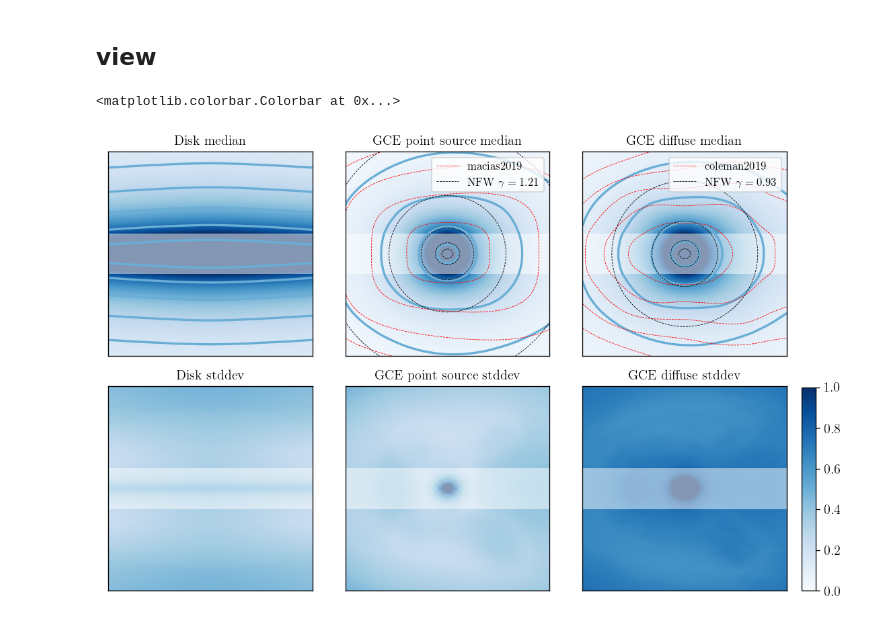
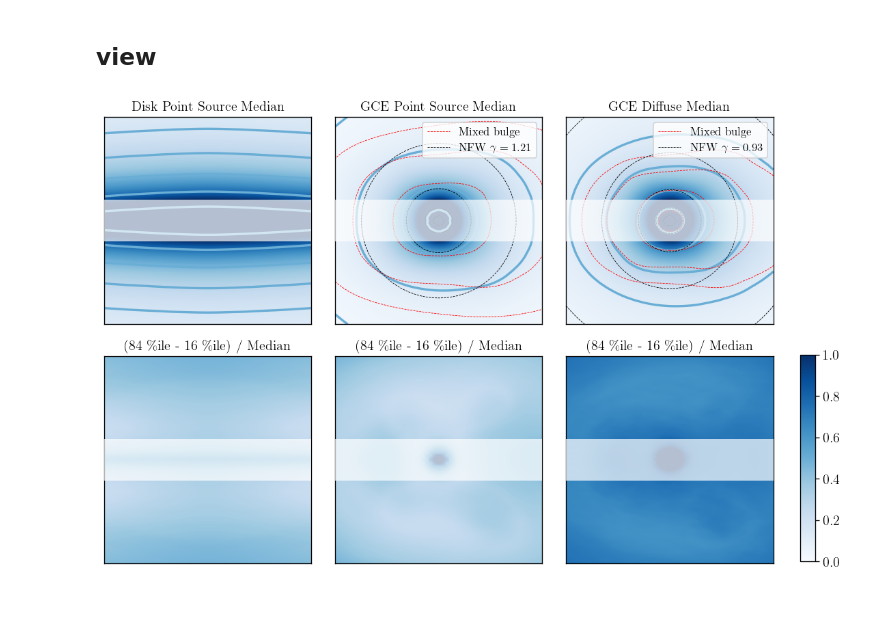
Before and after one commit to smsharma/fermi-prob-prog, a Jupyter notebook: notebooks/11_template_realizations.ipynb, the cells around one changed output. Saved outputs shown, nothing was run; the diff lists cells and outputs as text; code cells hidden in the pictures.

```diff
--- a/notebooks/11_template_realizations.ipynb
+++ b/notebooks/11_template_realizations.ipynb
@@ -191,5 +261,15 @@ options = {
 # %%
 from mpl_toolkits.axes_grid1 import make_axes_locatable
+# %%
+bulge_names = ['mcdermott2022', 'mcdermott2022_bbp', 'mcdermott2022_x', 'macias2019', 'coleman2019']
+
+options = {
+    'dsk'       : dict(plot_bulge=None, plot_nfw=False, n_level=10, title='Disk Point Source'),
+    'gce_ps'    : dict(plot_bulge='blg_ps_med', plot_nfw=True, n_level=7, title='GCE Point Source'),
+    'gce_poiss' : dict(plot_bulge='blg_poiss_med', plot_nfw=True, n_level=7, title='GCE Diffuse'),
+}
+# %%
+t_dict = pickle.load(open('../data/intermediates/11_t_dict.p', 'rb'))
 # %%
 n_plot = len(options.items())
 extent = 10
@@ -203,61 +283,61 @@ fig, axs = plt.subplots(2, n_plot, figsize=(3*n_plot, 6), tight_layout=True)
 for i, (name, option) in enumerate(options.items()):
 
     t_med = np.array(t_dict[name+'_med'])
-    #t_med[mask] = np.nan
     t_var = np.array(t_dict[name+'_var'])
-    #t_var[mask] = np.nan
 
     vmax_masked = np.max(t_med[~mask])
     vmax = np.max(t_med)
+    if name == 'dsk':
+        levels = np.geomspace(0.1, vmax, option['n_level'])
+    else:
+        levels = np.geomspace(0.7, vmax, 5)
 
     axs[0,i].imshow(np.flip(t_med), vmax=vmax_masked, vmin=0, cmap=main_cmap, extent=plot_extent)
     cs = axs[0,i].contour(np.flip(t_med), colors=mpl.colors.to_hex(main_cmap(0.5), keep_alpha=True),
-                          levels=np.geomspace(0.1, vmax, option['n_level']), extent=plot_extent, linewidths=2)
-    #axs[0,i].clabel(cs, inline=True, fontsize=10)
+                          levels=levels, extent=plot_extent, linewidths=2)
 
     have_legend = False
     if option['plot_bulge'] is not None:
         have_legend = True
-        i_blg = bulge_names.index(option['plot_bulge'])
-        t_blg = get_cart_from_hp(npmodel.bulge_templates[i_blg])
+        plot_one_bulge = False
+        if plot_one_bulge:
+            i_blg = bulge_names.index(option['plot_bulge'])
+            t_blg = get_cart_from_hp(npmodel.bulge_templates[i_blg]) # plot one bulge
+        else:
+            t_blg = t_dict[option['plot_bulge']] # plot average bulge
         vmax_masked_blg = np.max(t_blg[~mask])
         t_blg *= vmax_masked / vmax_masked_blg
         vmax_blg = np.max(t_blg)
-        cs1 = axs[0,i].contour(np.flip(t_blg), colors='red', levels=np.geomspace(0.1, vmax, option['n_level']),
+        cs1 = axs[0,i].contour(np.flip(t_blg), colors='red', levels=levels,
                          linestyles='--', extent=plot_extent, linewidths=0.5)
         h1, _ = cs1.legend_elements()
-        #axs[0,i].text(0.6, 0.9, option['plot_bulge'], transform=axs[0,i].transAxes, color='red')
-        #cs.collections[0].set_label(option['plot_bulge'])
+
     if option['plot_nfw']:
         have_legend = True
         if 'ps' in name:
             gamma_best_fit = np.mean(samples['gamma_ps'])
         else:
             gamma_best_fit = np.mean(samples['gamma_poiss'])
         t_nfw = get_cart_from_hp(npmodel.nfw_template.get_NFW2_template(gamma=gamma_best_fit))
         vmax_masked_nfw = np.max(t_nfw[~mask])
         t_nfw *= vmax_masked / vmax_masked_nfw
         vmax_nfw = np.max(t_nfw)
-        cs2 = axs[0,i].contour(np.flip(t_nfw), colors='k', levels=np.geomspace(0.1, vmax, option['n_level']),
+        cs2 = axs[0,i].contour(np.flip(t_nfw), colors='k', levels=levels,
                          linestyles='--', extent=plot_extent, linewidths=0.5)
         h2, _ = cs2.legend_elements()
-        #axs[0,i].text(0.6, 0.8, , transform=axs[0,i].transAxes, color='blue')
-        #cs.collections[0].set_label(f'NFW $\gamma={gamma_best_fit:.3f}$')
 
     if have_legend:
-        axs[0,i].legend([h1[0], h2[0]], [option['plot_bulge'], f'NFW $\gamma={gamma_best_fit:.2f}$'], fontsize=10)
+        axs[0,i].legend([h1[0], h2[0]], ['Mixed bulge', f'NFW $\gamma={gamma_best_fit:.2f}$'], fontsize=10)
 
-    axs[0,i].fill_between([-extent, extent], [-mask_b, -mask_b], [+mask_b, +mask_b], color='white', alpha=0.5, ec='none')
-    axs[1,i].fill_between([-extent, extent], [-mask_b, -mask_b], [+mask_b, +mask_b], color='white', alpha=0.5, ec='none')
+    axs[0,i].fill_between([-extent, extent], [-mask_b, -mask_b], [+mask_b, +mask_b], color='white', alpha=0.7, ec='none', zorder=10)
+    axs[1,i].fill_between([-extent, extent], [-mask_b, -mask_b], [+mask_b, +mask_b], color='white', alpha=0.7, ec='none', zorder=10)
 
     im = axs[1,i].imshow(np.flip(t_var)/np.flip(t_med), vmax=1, vmin=0, cmap=main_cmap, extent=plot_extent)
-    axs[0,i].set(xticks=[], yticks=[], title=option['title']+' median')
-    axs[1,i].set(xticks=[], yticks=[], title=option['title']+' stddev')
+    axs[0,i].set(xticks=[], yticks=[], title=option['title']+' Median')
+    axs[1,i].set(xticks=[], yticks=[], title='(84 \%ile - 16 \%ile) / Median')
 
 cax = fig.add_axes([0.99, 0.034, 0.02, 0.42])
-#divider = make_axes_locatable(axs[1, 2])
-#cax = divider.append_axes('right', size='5%', pad=0.05)
 fig.colorbar(axs[1, 2].images[0], cax=cax, aspect=40)
+plt.savefig('templates.pdf')
 # %% [output]
-<matplotlib.colorbar.Colorbar at 0x...>
-[figure, old version]
+[figure, new version]
```
Also changed, not shown: parts of 15 cells of this notebook, 3 other files.
